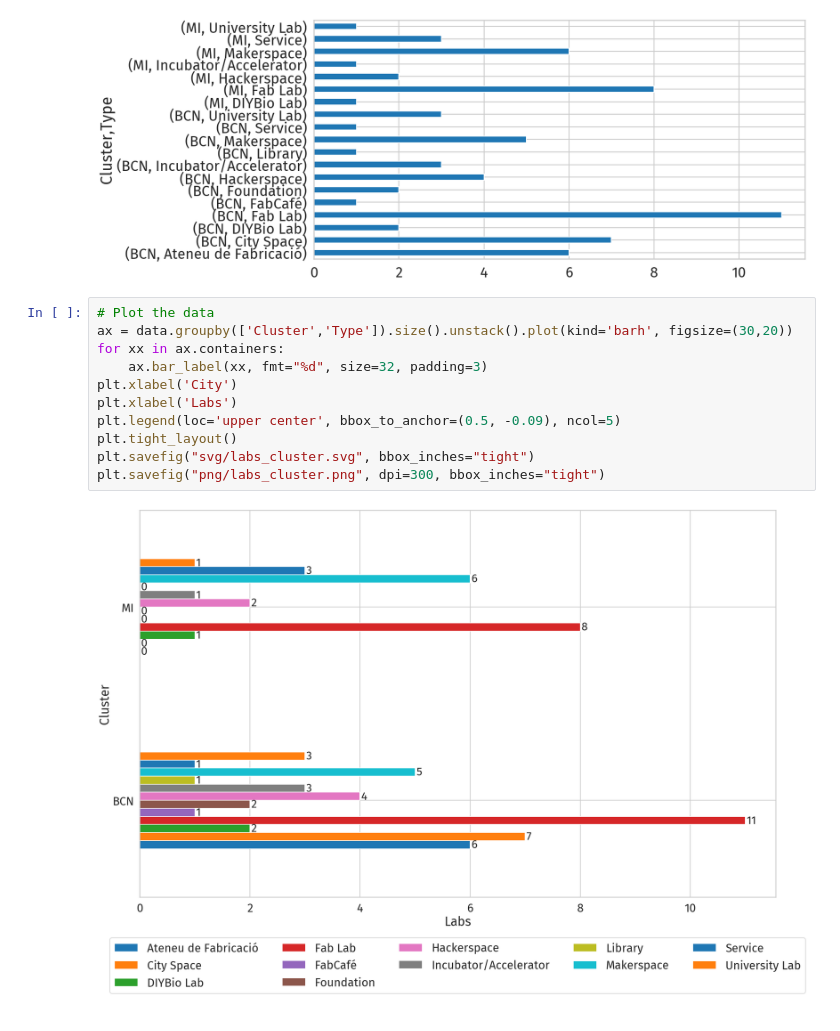
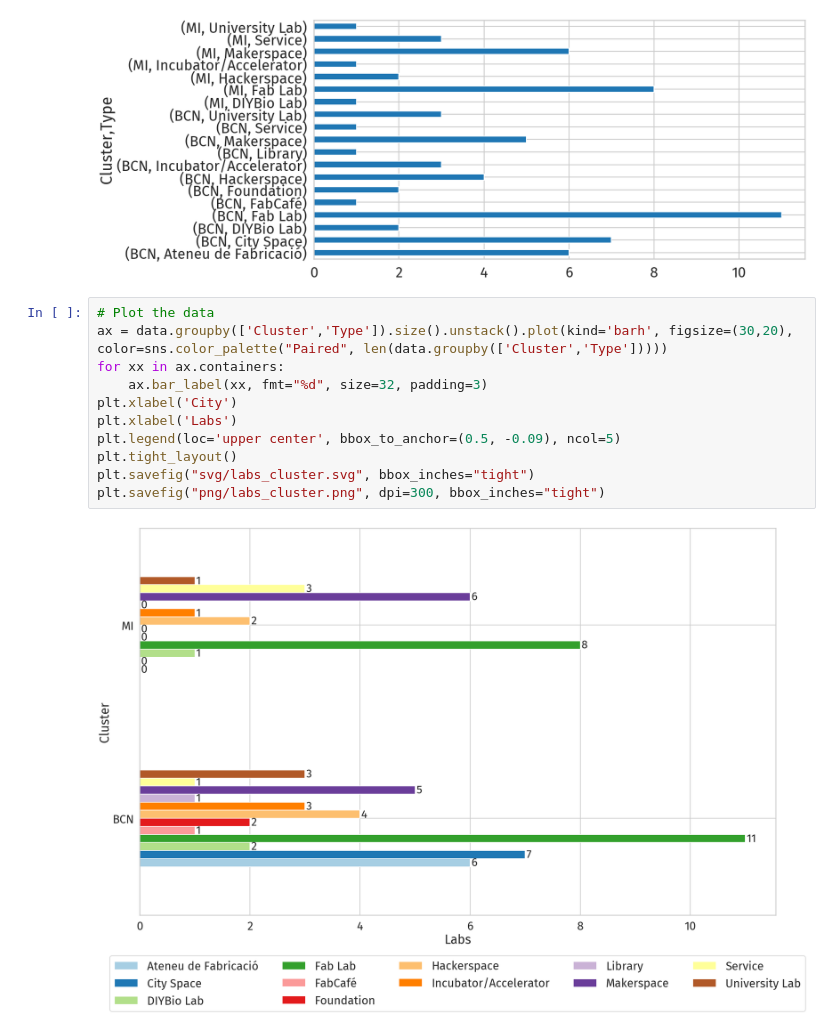
Before and after one commit to openp2pdesign/labs_access_analysis, a Jupyter notebook: 02_Plot_Stats.ipynb, the cells around one changed output. Saved outputs shown, nothing was run; the diff lists cells and outputs as text.

Commit message:
Fix colors in chart about number of types of labs in both cities

```diff
--- a/02_Plot_Stats.ipynb
+++ b/02_Plot_Stats.ipynb
@@ -142,14 +142,14 @@ data.groupby(['Cluster','Type']).size().plot(kind="barh", figsize=(20,10))
 [figure]
 # %%
 # Plot the data
-ax = data.groupby(['Cluster','Type']).size().unstack().plot(kind='barh', figsize=(30,20))
+ax = data.groupby(['Cluster','Type']).size().unstack().plot(kind='barh', figsize=(30,20), color=sns.color_palette("Paired", len(data.groupby(['Cluster','Type']))))
 for xx in ax.containers:
     ax.bar_label(xx, fmt="%d", size=32, padding=3)
 plt.xlabel('City')
 plt.xlabel('Labs')
 plt.legend(loc='upper center', bbox_to_anchor=(0.5, -0.09), ncol=5)
 plt.tight_layout()
 plt.savefig("svg/labs_cluster.svg", bbox_inches="tight")
 plt.savefig("png/labs_cluster.png", dpi=300, bbox_inches="tight")
 # %% [output]
-[figure, old version]
+[figure, new version]
```
Also changed, not shown: 3 other files.
